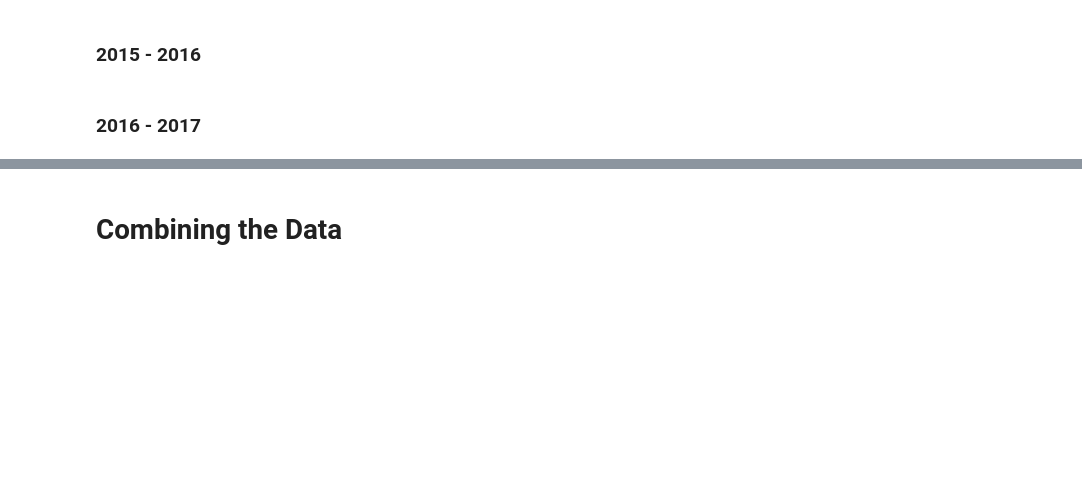
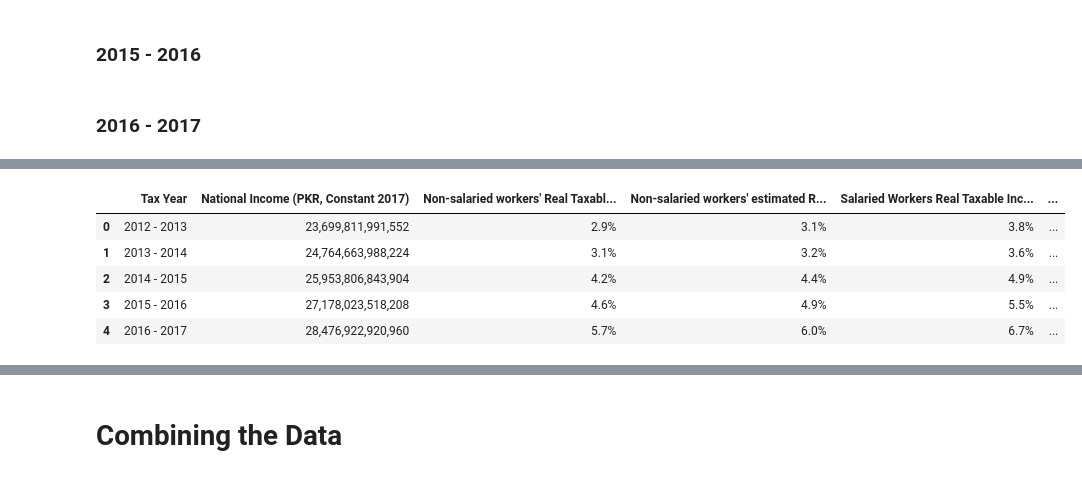
Before and after one commit to ali-aka-ahmed/DistributionalNationalAccounts-Pakistan, a Jupyter notebook: data_files/Calculations.ipynb, the cells around one changed output, grey strips where cells are left out. Saved outputs shown, nothing was run; the diff lists cells and outputs as text; code cells hidden in the pictures; blank space fills up the shorter version.

Commit message:
added some supplementary data

```diff
--- a/data_files/Calculations.ipynb
+++ b/data_files/Calculations.ipynb
@@ -1761,0 +1983,3 @@ file already exists: 2015_ParliamentarianTax
+# %%
+taxable_incomes_salaried_2013_14 = [calculate_taxable_income(i, tax_levels_salaried_2013_14, 0.3) for i in taxes_paid_2013_14]
+taxable_incomes_nonsalaried_2013_14 = [calculate_taxable_income(i, tax_levels_nonsalaried_2013_14, 0.35) for i in taxes_paid_2013_14]
@@ -1767,0 +2211,3 @@ file already exists: 2015_ParliamentarianTax
+# %%
+taxable_incomes_salaried_2016_17 = [calculate_taxable_income(i, tax_levels_salaried_2016_17, 0.3) for i in taxes_paid_2016_17]
+taxable_incomes_nonsalaried_2016_17 = [calculate_taxable_income(i, tax_levels_nonsalaried_2016_17, 0.35) for i in taxes_paid_2016_17]
@@ -1767,0 +2351,9 @@ file already exists: 2015_ParliamentarianTax
+# %%
+def format_number(value):
+    return "{:,}".format(value)
+
+def format_percent(value, sigfigs):
+    return str(round(value * 100, sigfigs)) + "%"
+
+def int_average(val1, val2):
+    return int((val1 + val2) / 2)
@@ -1767,0 +2362,4 @@ file already exists: 2015_ParliamentarianTax
+# %%
+national_income = pd.read_excel("./miscData/national_income.xlsx")
+pakistan_cpi = pd.read_excel("./miscData/pakistan_cpi.xls")
+gdp = pd.read_excel("./miscData/pakistan_gdp.xlsx")
@@ -1767,0 +2465,73 @@ file already exists: 2015_ParliamentarianTax
+# %%
+s_deduction_rate = 0.05
+ns_deduction_rate = 0.05
+
+ni2012 = np.mean([list(national_income[national_income["Year"] == 2012]["National Income"])[0],
+          list(national_income[national_income["Year"] == 2013]["National Income"])[0]])
+ni2013 = np.mean([list(national_income[national_income["Year"] == 2013]["National Income"])[0],
+          list(national_income[national_income["Year"] == 2014]["National Income"])[0]])
+ni2014 = np.mean([list(national_income[national_income["Year"] == 2014]["National Income"])[0],
+          list(national_income[national_income["Year"] == 2015]["National Income"])[0]])
+ni2015 = np.mean([list(national_income[national_income["Year"] == 2015]["National Income"])[0],
+          list(national_income[national_income["Year"] == 2016]["National Income"])[0]])
+ni2016 = np.mean([list(national_income[national_income["Year"] == 2016]["National Income"])[0],
+          list(national_income[national_income["Year"] == 2017]["National Income"])[0]])
+
+cpi_2012 = np.mean([list(pakistan_cpi[pakistan_cpi["observation_date"] == "2012-01-01"]["cpi"])[0],
+          list(pakistan_cpi[pakistan_cpi["observation_date"] == "2013-01-01"]["cpi"])[0]])
+cpi_2013 = np.mean([list(pakistan_cpi[pakistan_cpi["observation_date"] == "2013-01-01"]["cpi"])[0],
+          list(pakistan_cpi[pakistan_cpi["observation_date"] == "2014-01-01"]["cpi"])[0]])
+cpi_2014 = np.mean([list(pakistan_cpi[pakistan_cpi["observation_date"] == "2014-01-01"]["cpi"])[0],
+         list(pakistan_cpi[pakistan_cpi["observation_date"] == "2015-01-01"]["cpi"])[0]])
+cpi_2015 = np.mean([list(pakistan_cpi[pakistan_cpi["observation_date"] == "2015-01-01"]["cpi"])[0],
+          list(pakistan_cpi[pakistan_cpi["observation_date"] == "2016-01-01"]["cpi"])[0]])
+cpi_2016 = 1
+
+pnis2012 = sum(taxable_incomes_salaried_2012_13) / cpi_2012 / ni2012
+pnis2013 = sum(taxable_incomes_salaried_2013_14) / cpi_2013 / ni2013
+pnis2014 = sum(taxable_incomes_salaried_2014_15) / cpi_2014 / ni2014
+pnis2015 = sum(taxable_incomes_salaried_2015_16) / cpi_2015 / ni2015
+pnis2016 = sum(taxable_incomes_salaried_2016_17) / cpi_2016 / ni2016
+
+r_pnis2012 = sum(taxable_incomes_salaried_2012_13) / cpi_2012 / (1 - s_deduction_rate) / ni2012
+r_pnis2013 = sum(taxable_incomes_salaried_2013_14) / cpi_2013 / (1 - s_deduction_rate) / ni2013
+r_pnis2014 = sum(taxable_incomes_salaried_2014_15) / cpi_2014 / (1 - s_deduction_rate) / ni2014
+r_pnis2015 = sum(taxable_incomes_salaried_2015_16) / cpi_2015 / (1 - s_deduction_rate) / ni2015
+r_pnis2016 = sum(taxable_incomes_salaried_2016_17) / cpi_2016 / (1 - s_deduction_rate) / ni2016
+
+pnins2012 = sum(taxable_incomes_nonsalaried_2012_13) / cpi_2012 / ni2012
+pnins2013 = sum(taxable_incomes_nonsalaried_2013_14) / cpi_2013 / ni2013
+pnins2014 = sum(taxable_incomes_nonsalaried_2014_15) / cpi_2014 / ni2014
+pnins2015 = sum(taxable_incomes_nonsalaried_2015_16) / cpi_2015 / ni2015
+pnins2016 = sum(taxable_incomes_nonsalaried_2016_17) / cpi_2016 / ni2016
+
+r_pnins2012 = sum(taxable_incomes_nonsalaried_2012_13) / cpi_2012 / (1 - ns_deduction_rate) / ni2012
+r_pnins2013 = sum(taxable_incomes_nonsalaried_2013_14) / cpi_2013 / (1 - ns_deduction_rate) / ni2013
+r_pnins2014 = sum(taxable_incomes_nonsalaried_2014_15) / cpi_2014 / (1 - ns_deduction_rate) / ni2014
+r_pnins2015 = sum(taxable_incomes_nonsalaried_2015_16) / cpi_2015 / (1 - ns_deduction_rate) / ni2015
+r_pnins2016 = sum(taxable_incomes_nonsalaried_2016_17) / cpi_2016 / (1 - ns_deduction_rate) / ni2016
+
+d = {
+    'Tax Year': ["2012 - 2013", "2013 - 2014", "2014 - 2015", "2015 - 2016", "2016 - 2017"],
+    'National Income (PKR, Constant 2017)': [format_number(int(ni2012)), format_number(int(ni2013)), format_number(int(ni2014)), format_number(int(ni2015)), format_number(int(ni2016))],
+    "Salaried Workers Real Taxable Income (% of National Income)": [format_percent(pnis2012, 1), format_percent(pnis2013, 1), format_percent(pnis2014, 1), format_percent(pnis2015, 1), format_percent(pnis2016, 1)],
+    "Salaried Workers estimated Real Income (Taxable Income with 5% Deduction, % of National Income)": [format_percent(r_pnis2012, 1), format_percent(r_pnis2013, 1), format_percent(r_pnis2014, 1), format_percent(r_pnis2015, 1), format_percent(r_pnis2016, 1)],
+    "Non-salaried workers' Real Taxable Income (% of National Income)": [format_percent(pnins2012, 1), format_percent(pnins2013, 1), format_percent(pnins2014, 1), format_percent(pnins2015, 1), format_percent(pnins2016, 1)],
+    "Non-salaried workers' estimated Real Income (Taxable Income with 5% Deduction, % of National Income)": [format_percent(r_pnins2012, 1), format_percent(r_pnins2013, 1), format_percent(r_pnins2014, 1), format_percent(r_pnins2015, 1), format_percent(r_pnins2016, 1)]
+    }
+
+df = pd.DataFrame(data=d)
+df = df[["Tax Year",
+         "National Income (PKR, Constant 2017)",
+         "Non-salaried workers' Real Taxable Income (% of National Income)",
+         "Non-salaried workers' estimated Real Income (Taxable Income with 5% Deduction, % of National Income)",
+         "Salaried Workers Real Taxable Income (% of National Income)",
+         "Salaried Workers estimated Real Income (Taxable Income with 5% Deduction, % of National Income)"]]
+df
+# %% [output]
+|  | Tax Year | National Income (PKR, Constant 2017) | Non-salaried workers' Real Taxabl... | Non-salaried workers' estimated R... | Salaried Workers Real Taxable Inc... | ... |
+| 0 | 2012 - 2013 | 23,699,811,991,552 | 2.9% | 3.1% | 3.8% | ... |
+| 1 | 2013 - 2014 | 24,764,663,988,224 | 3.1% | 3.2% | 3.6% | ... |
+| 2 | 2014 - 2015 | 25,953,806,843,904 | 4.2% | 4.4% | 4.9% | ... |
+| 3 | 2015 - 2016 | 27,178,023,518,208 | 4.6% | 4.9% | 5.5% | ... |
+| 4 | 2016 - 2017 | 28,476,922,920,960 | 5.7% | 6.0% | 6.7% | ... |
```
Also changed, not shown: parts of 92 cells of this notebook, 9 other files.
